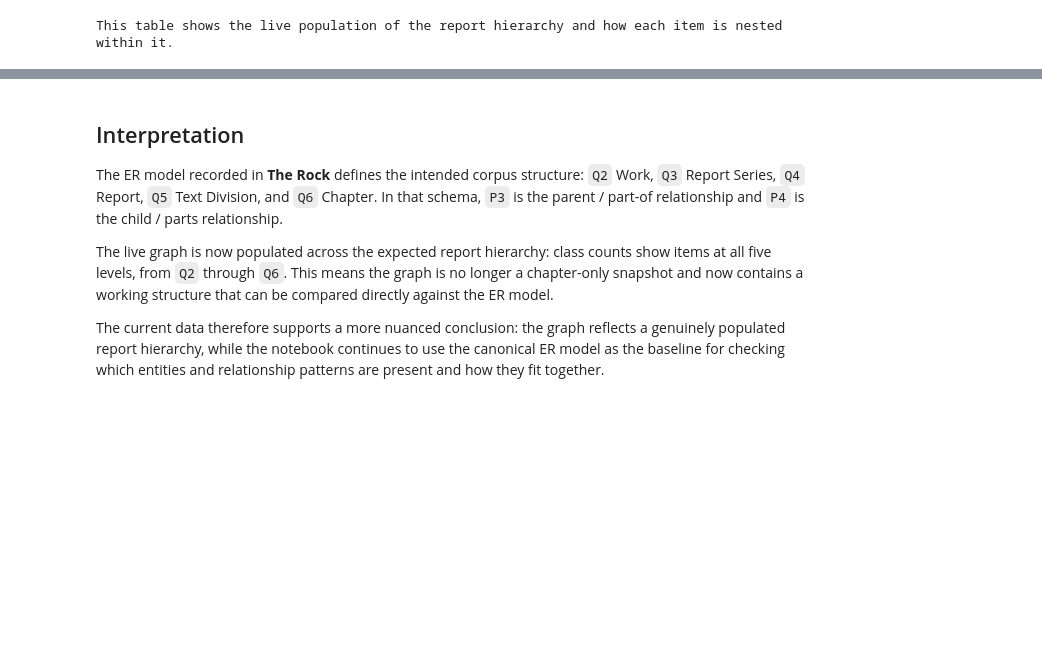
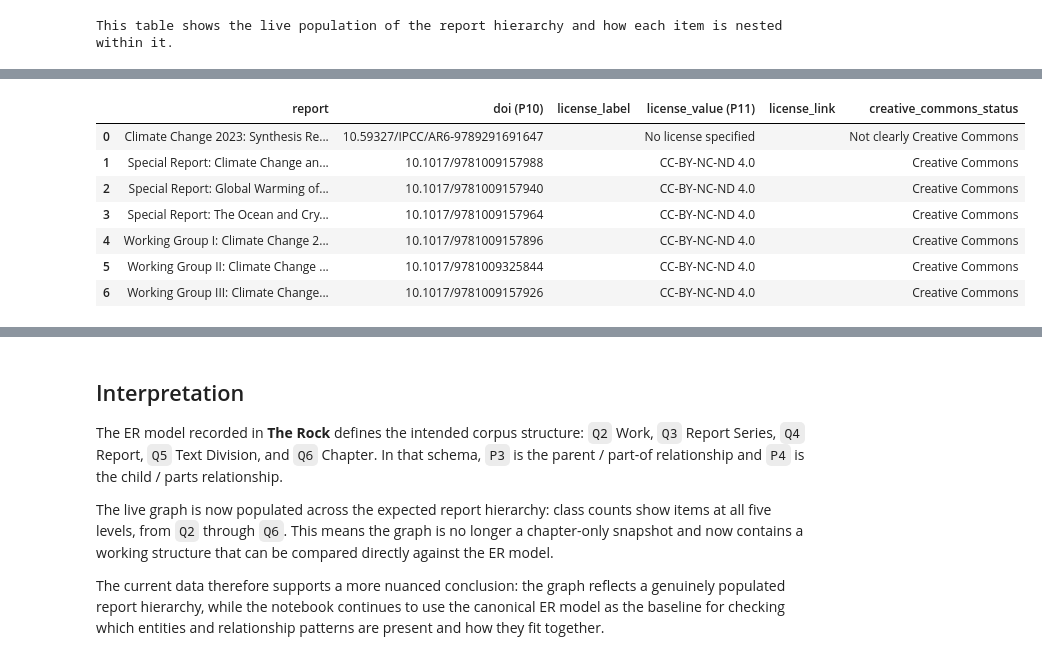
Before and after one commit to TIBHannover/ClimateKG-Data-Bench, a Jupyter notebook: sparql_queries/report-structure.ipynb, the cells around one changed output, grey strips where cells are left out. Cells and saved outputs as stored; diff of their text form; code cells hidden in the pictures; blank space fills up the shorter version.

```diff
--- a/sparql_queries/report-structure.ipynb
+++ b/sparql_queries/report-structure.ipynb
@@ -541,0 +769,81 @@ Question 1 is addressed by the hierarchy checks and full hierarchy sections abov
+# %%
+q3_query = f'''
+PREFIX wd: <{ENTITY_NS}>
+PREFIX wdt: <{PROPERTY_NS}>
+PREFIX rdfs: <http://www.w3.org/2000/01/rdf-schema#>
+
+SELECT ?report ?reportLabel ?doi ?license ?licenseLabel ?licenseLink ?ccStatus
+WHERE {{
+  ?report wdt:P1 wd:Q4 ; rdfs:label ?reportLabel .
+  FILTER(LANG(?reportLabel) = "en")
+
+  OPTIONAL {{
+    ?report wdt:P10 ?doiValue .
+    BIND(STR(?doiValue) AS ?doi)
+  }}
+
+  OPTIONAL {{
+    ?report wdt:P11 ?license .
+    OPTIONAL {{ ?license rdfs:label ?licenseLabel . FILTER(LANG(?licenseLabel) = "en") }}
+    BIND(
+      IF(
+        isIRI(?license),
+        STR(?license),
+        IF(REGEX(STR(?license), "^https?://"), STR(?license), "")
+      ) AS ?licenseLink
+    )
+  }}
+
+  BIND(COALESCE(?licenseLabel, STR(?license), "No license value") AS ?licenseText)
+  BIND(
+    IF(
+      REGEX(LCASE(?licenseText), "creative commons|cc[- ]?by|cc[- ]?0|cc by"),
+      "Creative Commons",
+      "Not clearly Creative Commons"
+    ) AS ?ccStatus
+  )
+}}
+ORDER BY ?reportLabel
+'''
+
+print("SPARQL query for Question 3:")
+print(q3_query)
+
+q3_client = build_sparql_client(SPARQL_ENDPOINT)
+q3_client.setQuery(q3_query)
+q3_client.setReturnFormat(JSON)
+q3_results = q3_client.query().convert()
+q3_rows = q3_results.get("results", {}).get("bindings", [])
+
+q3_df = pd.DataFrame([{k: v["value"] for k, v in row.items()} for row in q3_rows])
+
+if q3_df.empty:
+    print("No report-level P11/P10 rows were returned.")
+else:
+    expected_cols = ["reportLabel", "doi", "licenseLabel", "license", "licenseLink", "ccStatus"]
+    for col in expected_cols:
+        if col not in q3_df.columns:
+            q3_df[col] = ""
+
+    display_df = pd.DataFrame({
+        "report": q3_df["reportLabel"].fillna("").astype(str),
+        "doi (P10)": q3_df["doi"].fillna("").astype(str),
+        "license_label": q3_df["licenseLabel"].fillna("").astype(str),
+        "license_value (P11)": q3_df["license"].fillna("").astype(str),
+        "license_link": q3_df["licenseLink"].fillna("").astype(str),
+        "creative_commons_status": q3_df["ccStatus"].fillna("Not clearly Creative Commons").astype(str),
+    })
+
+    print(f"Report metadata rows returned: {len(display_df)}")
+    display(display_df)
+
+    status_summary = (
+        display_df[["report", "creative_commons_status"]]
+        .drop_duplicates()
+        .groupby("creative_commons_status", as_index=False)["report"]
+        .count()
+        .rename(columns={"report": "report_count"})
+    )
+    print("Creative Commons status summary (distinct reports):")
+    display(status_summary)
+# %% [output]
@@ -541,0 +867,8 @@ Question 1 is addressed by the hierarchy checks and full hierarchy sections abov
+|  | report | doi (P10) | license_label | license_value (P11) | license_link | creative_commons_status |
+| 0 | Climate Change 2023: Synthesis Re... | 10.59327/IPCC/AR6-9789291691647 |  | No license specified |  | Not clearly Creative Commons |
+| 1 | Special Report: Climate Change an... | 10.1017/9781009157988 |  | CC-BY-NC-ND 4.0 |  | Creative Commons |
+| 2 | Special Report: Global Warming of... | 10.1017/9781009157940 |  | CC-BY-NC-ND 4.0 |  | Creative Commons |
+| 3 | Special Report: The Ocean and Cry... | 10.1017/9781009157964 |  | CC-BY-NC-ND 4.0 |  | Creative Commons |
+| 4 | Working Group I: Climate Change 2... | 10.1017/9781009157896 |  | CC-BY-NC-ND 4.0 |  | Creative Commons |
+| 5 | Working Group II: Climate Change ... | 10.1017/9781009325844 |  | CC-BY-NC-ND 4.0 |  | Creative Commons |
+| 6 | Working Group III: Climate Change... | 10.1017/9781009157926 |  | CC-BY-NC-ND 4.0 |  | Creative Commons |
```
Also changed, not shown: parts of 13 cells of this notebook, 2 other files.
